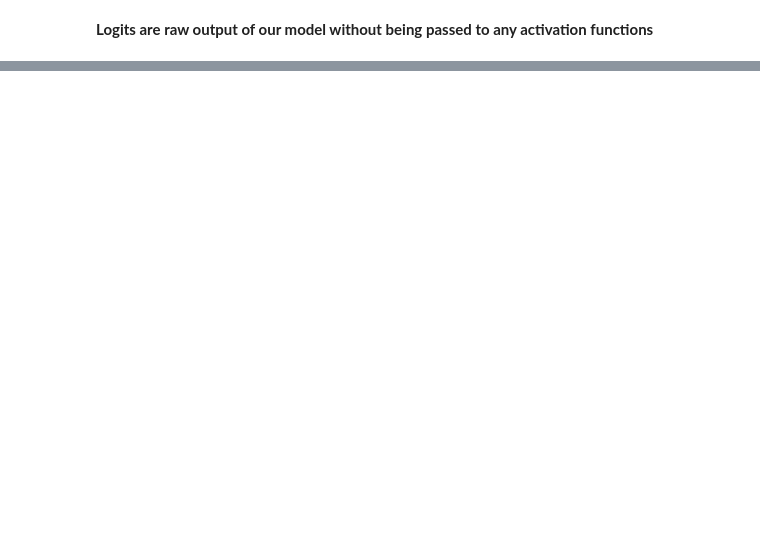
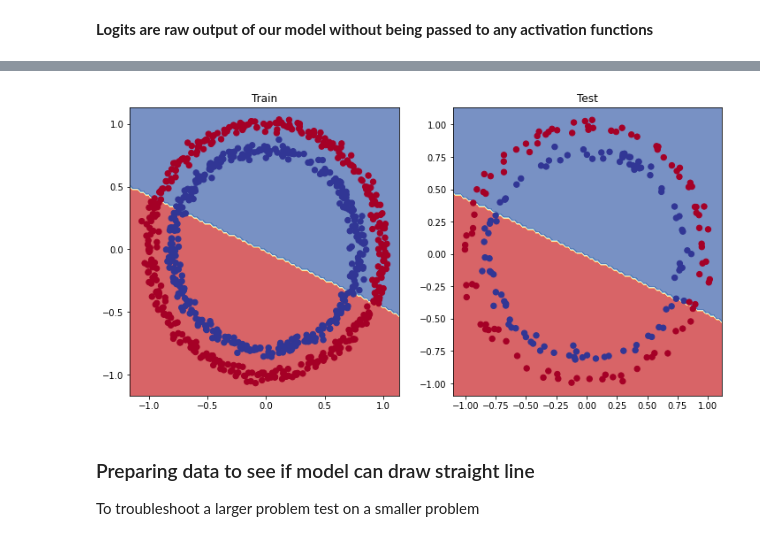
Before and after one commit to greeshmaunni1990/PyTorch-For-ML-DL, a Jupyter notebook: 02_pytorch_classification_video.ipynb, the cells around one changed output, grey strips where cells are left out. Cells and saved outputs as stored; diff of their text form; code cells hidden in the pictures; blank space fills up the shorter version.

```diff
--- a/02_pytorch_classification_video.ipynb
+++ b/02_pytorch_classification_video.ipynb
@@ -355,0 +535,22 @@ tensor([[0.1569],
+# %%
+class CircleModelV1(nn.Module):
+  def __init__(self):
+    super().__init__()
+    # Here the circle dataset only have 2 features, so in_features =2
+    # It is given to a hidden layer of 10 units, so out_features = 10
+    self.layer_1 = nn.Linear(in_features=2, out_features=10)
+    self.layer_2 = nn.Linear(in_features=10, out_features=10)
+
+    # The label of circle dataset is only 1, so out_features=1
+    self.layer_3 = nn.Linear(in_features=10, out_features=1)
+
+  def forward(self, x):
+    # z = self.layer_1(x)
+    # z = self.layer_2(z)
+    # z = self.layer_3(z)
+
+    # The above code can be written in a single line
+    return self.layer_3(self.layer_2(self.layer_1(x)))
+
+model_1 = CircleModelV1().to(device)
+model_1
@@ -355,0 +563,7 @@ tensor([[0.1569],
+# %%
+from torch.nn.modules.loss import BCEWithLogitsLoss
+# create a loss function
+loss_fn = BCEWithLogitsLoss()
+
+# create optimizer
+optimizer = torch.optim.SGD(params=model_1.parameters(), lr=0.1)
@@ -355,0 +628,16 @@ tensor([[0.1569],
+# %%
+# plot the decision boundary
+plt.figure(figsize=(12, 6))
+plt.subplot(1, 2, 1)
+plt.title('Train')
+plot_decision_boundary(model_1, X_train, y_train)
+plt.subplot(1, 2, 2)
+plt.title('Test')
+plot_decision_boundary(model_1, X_test, y_test)
+# %% [output]
+[figure, added]
+# %% [markdown]
+### Preparing data to see if model can draw straight line
+
+
+To troubleshoot a larger problem test on a smaller problem
```
Also changed, not shown: parts of 33 cells of this notebook.
